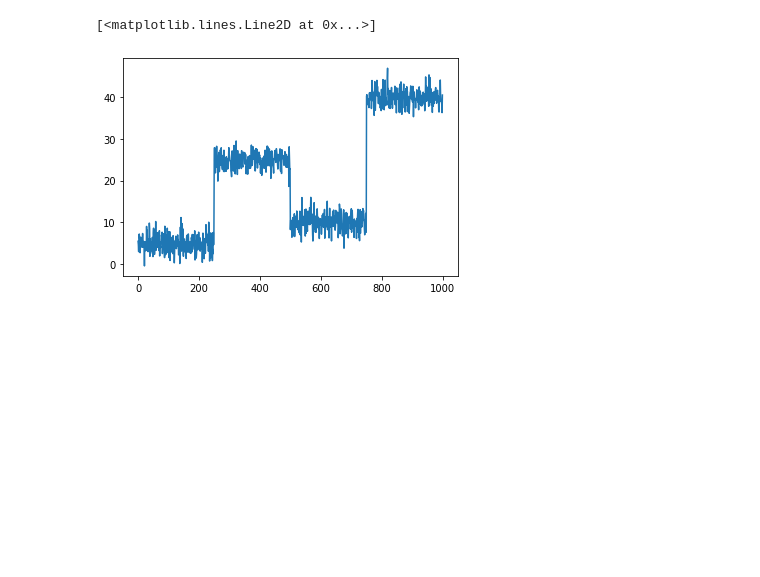
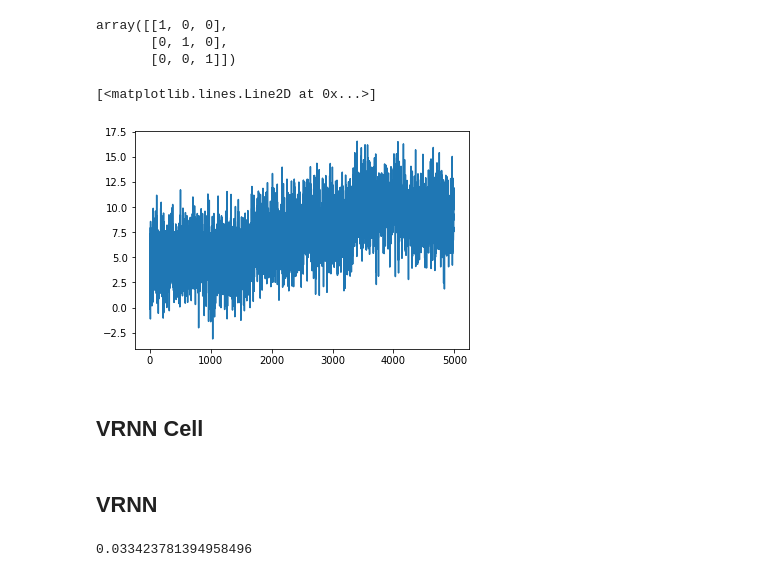
Before and after one commit to jlee118/VAECJ, a Jupyter notebook: VRNNGAN-continuous.ipynb, the cells around one changed output. Cells and saved outputs as stored; diff of their text form; code cells hidden in the pictures; blank space fills up the shorter version.

```diff
--- a/VRNNGAN-continuous.ipynb
+++ b/VRNNGAN-continuous.ipynb
@@ -5,19 +5,28 @@ def generate_cont_timeseries(dim=1, length=2000, num_changepoints=100):
     Generate continuous valued time series with changepoints
     """
     changepoint_indices = np.random.choice(range(0, length-1), num_changepoints)
+# %%
+np.diag([1,1,1])
+# %% [output]
+array([[1, 0, 0],
+       [0, 1, 0],
+       [0, 0, 1]])
 # %%
-def generate_four_changepoints(dim=1, length=1000, means=[5,25,10,40]):
+def generate_four_changepoints(dim=3, length=5000, means=[5,5,7,8,10,9], covs = [5,5,5,5,5,5]):
+    cov_matrix = np.diag(np.repeat(5,dim))
     start = 0
     changepoint_intervals = int(np.floor(length / len(means)))
     time_series = []
-    for m in means:
-        time_series.extend(np.random.normal(int(m),2, changepoint_intervals))
+    for i in range(len(means)):
+        mean_vec = np.repeat(means[i],dim)
+        cov_matrix = np.diag(np.repeat(covs[i], dim))
+        time_series.extend(np.random.multivariate_normal(mean_vec,cov_matrix, changepoint_intervals))
     return time_series
 # %%
 import matplotlib.pyplot as plt
 
-ts = generate_four_changepoints()
+ts = generate_four_changepoints(dim=1)
 plt.plot(ts)
 # %% [output]
 [<matplotlib.lines.Line2D at 0x...>]
-[figure, old version]
+[figure, new version]
@@ -24,3 +42,5 @@ plt.plot(ts)
+# %% [markdown]
+## VRNN Cell
 # %%
 import tensorflow as tf
 import numpy as np
@@ -130,4 +147,6 @@ class VRNNCell(tf.keras.layers.GRUCell):
 
     def get_config(self):
         return {"units":self.units}
+# %% [markdown]
+## VRNN
 # %%
@@ -212,0 +244,4 @@ class VRNNGRU(tf.keras.Model):
+# %%
+np_kl_gauss(q_mu[0], p_mu[0], q_logvar[0], p_logvar[0])
+# %% [output]
+0.033423781394958496
```
Also changed, not shown: parts of 19 cells of this notebook.
